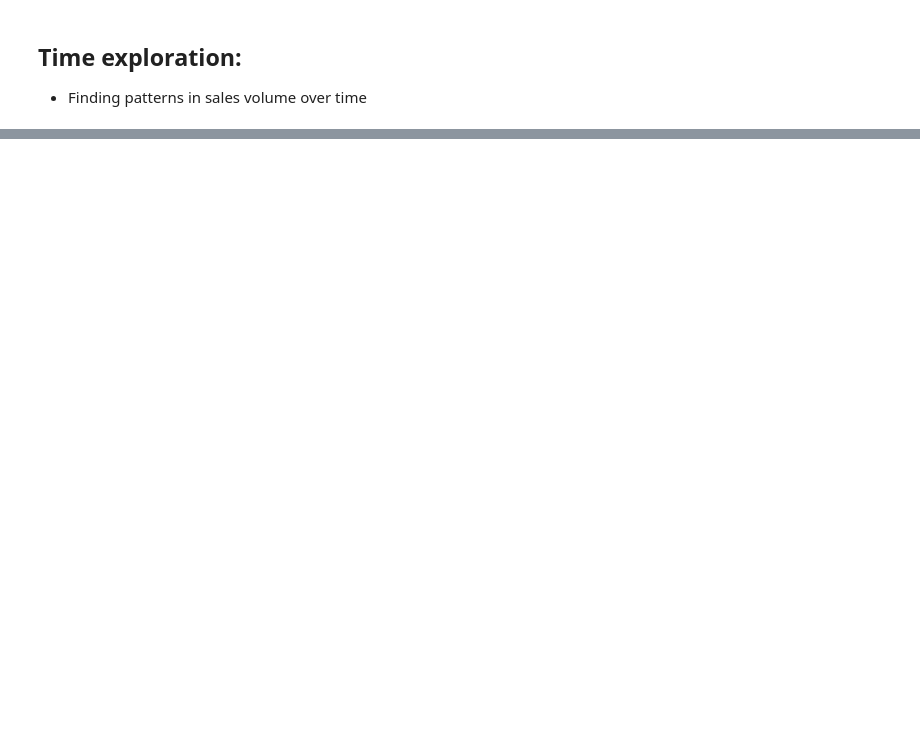
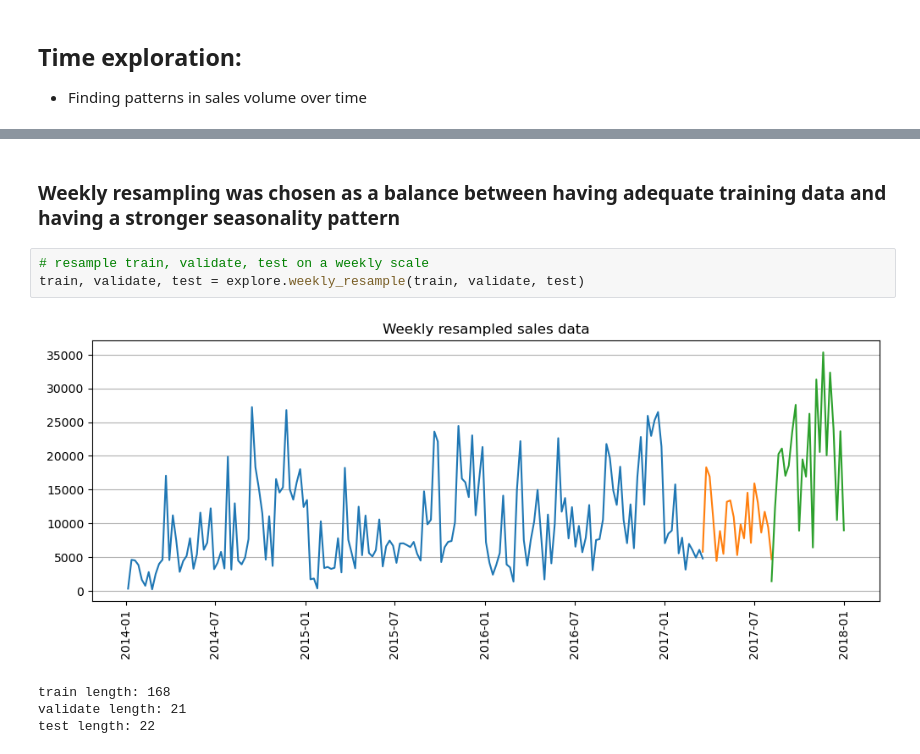
Before and after one commit to scottmattes1/superstore-project, a Jupyter notebook: final_notebook.ipynb, the cells around one changed output, grey strips where cells are left out. Saved outputs shown, nothing was run; the diff lists cells and outputs as text; blank space fills up the shorter version.

Commit message:
updated explore, final_notebook, model, and wrangle

```diff
--- a/final_notebook.ipynb
+++ b/final_notebook.ipynb
@@ -127,0 +145,10 @@ test length: 147
+# %% [markdown]
+### Weekly resampling was chosen as a balance between having adequate training data and having a stronger seasonality pattern
+# %%
+# resample train, validate, test on a weekly scale
+train, validate, test = explore.weekly_resample(train, validate, test)
+# %% [output]
+[figure, added]
+train length: 168
+validate length: 21
+test length: 22
```
Also changed, not shown: parts of 40 cells of this notebook, 3 other files.
